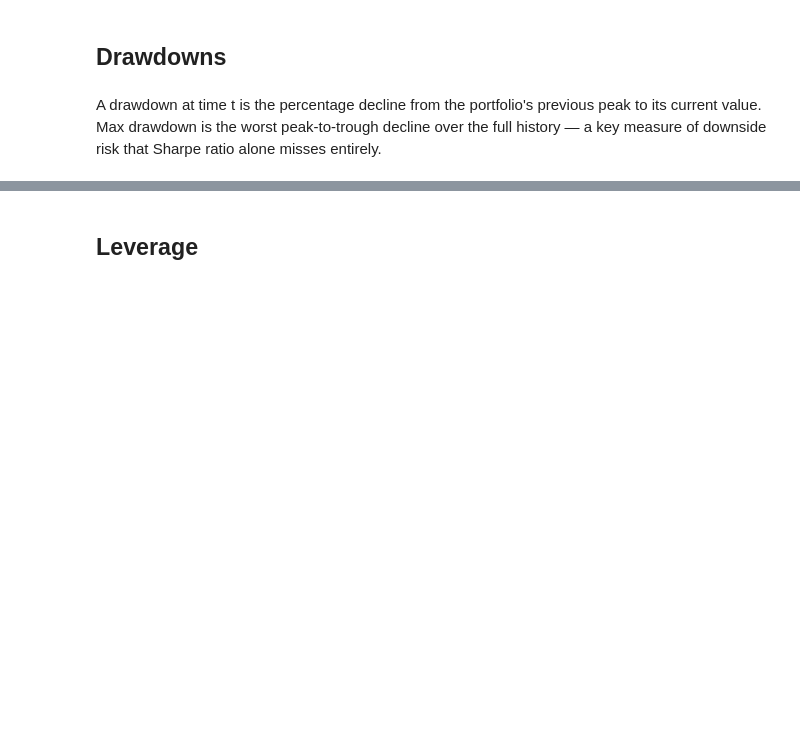
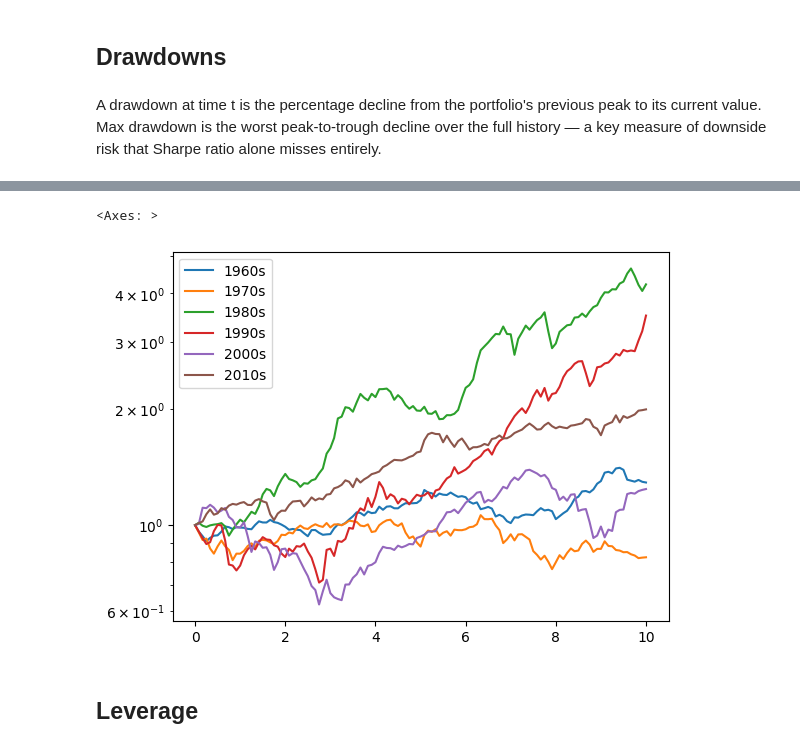
Before and after one commit to northarray/portfolio, a Jupyter notebook: nbs/portfolio.ipynb, the cells around one changed output, grey strips where cells are left out. Saved outputs shown, nothing was run; the diff lists cells and outputs as text; code cells hidden in the pictures; blank space fills up the shorter version.

```diff
--- a/nbs/portfolio.ipynb
+++ b/nbs/portfolio.ipynb
@@ -333,3 +434,8 @@ p.max_drawdown()
+# %%
+p.r_by_decade().plot(logy=True)
+# %% [output]
+<Axes: >
+[figure, added]
 # %% [markdown]
 ## Leverage
 # %% [markdown]
```
Also changed, not shown: parts of 41 cells of this notebook, 9 other files.
